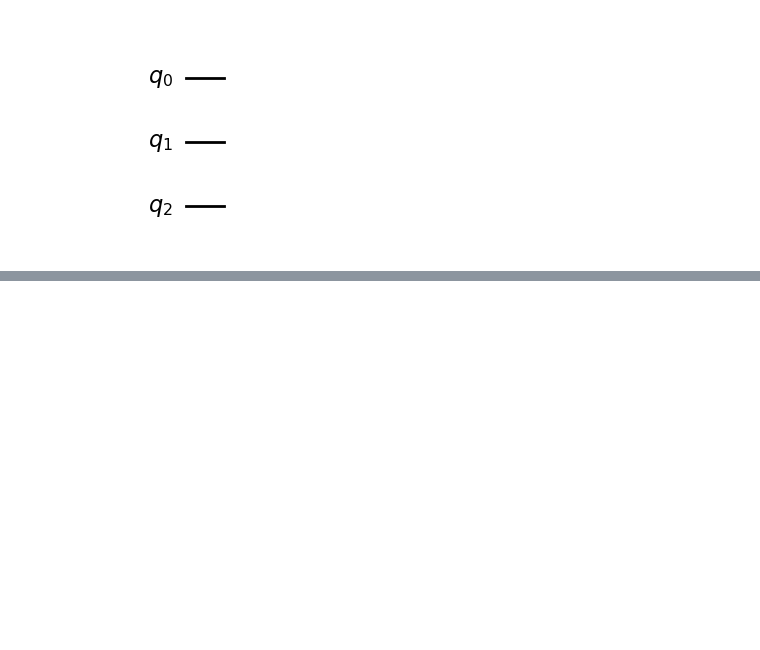
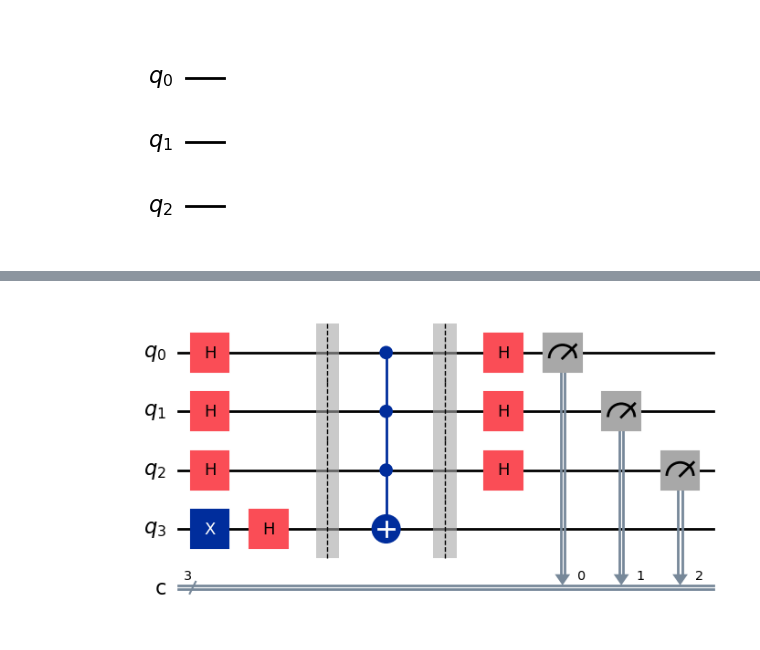
Before and after one commit to bswaroopreddy/Qunatum-Algorithms, a Jupyter notebook: Deutsch-Jozsa.ipynb, the cells around one changed output, grey strips where cells are left out. Cells and saved outputs as stored; diff of their text form; code cells hidden in the pictures; blank space fills up the shorter version.

Commit message:
DJ compile-circuit

```diff
--- a/Deutsch-Jozsa.ipynb
+++ b/Deutsch-Jozsa.ipynb
@@ -69,0 +71,28 @@ display(deutsch_jozsa_function(3).draw('mpl'))
+# %%
+def compile_circuit(f: QuantumCircuit):
+    """
+    Compiles a circuit for use in the Deutsch-Jozsa algorithm.
+    """
+    n = f.num_qubits - 1
+    qc = QuantumCircuit(n+1, n)
+
+    # Step 1 (Rotate): Initialize the output qubit in |1> and apply Hadamard gates
+    qc.x(n)
+    qc.h(range(n+1))
+    qc.barrier()
+
+    # Step 2 (compute): Oracle for f(x1, x2) = x1 ⊕ x2 ....
+    qc.compose(f, inplace=True)
+    qc.barrier()
+
+    # Step 3: Apply Hadamard to first n qubits
+    qc.h(range(n))
+
+    # Step 4: Measure the first n qubits
+    qc.measure(range(n), range(n))
+
+    return qc
+# %%
+display(compile_circuit(deutsch_jozsa_function(3)).draw("mpl"))
+# %% [output]
+[figure, added]
```
Also changed, not shown: parts of 2 cells of this notebook.
